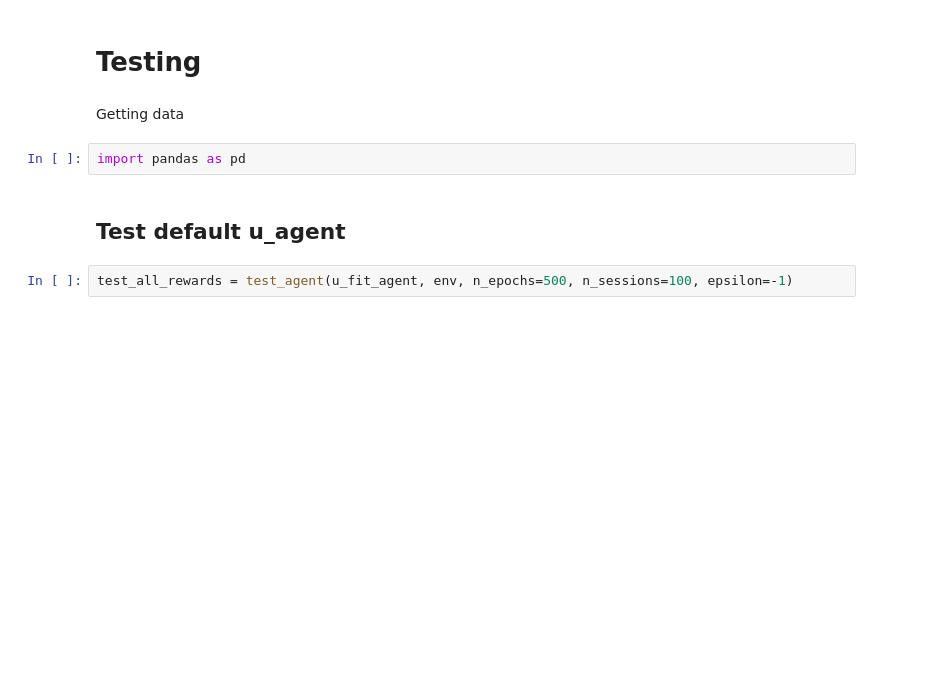
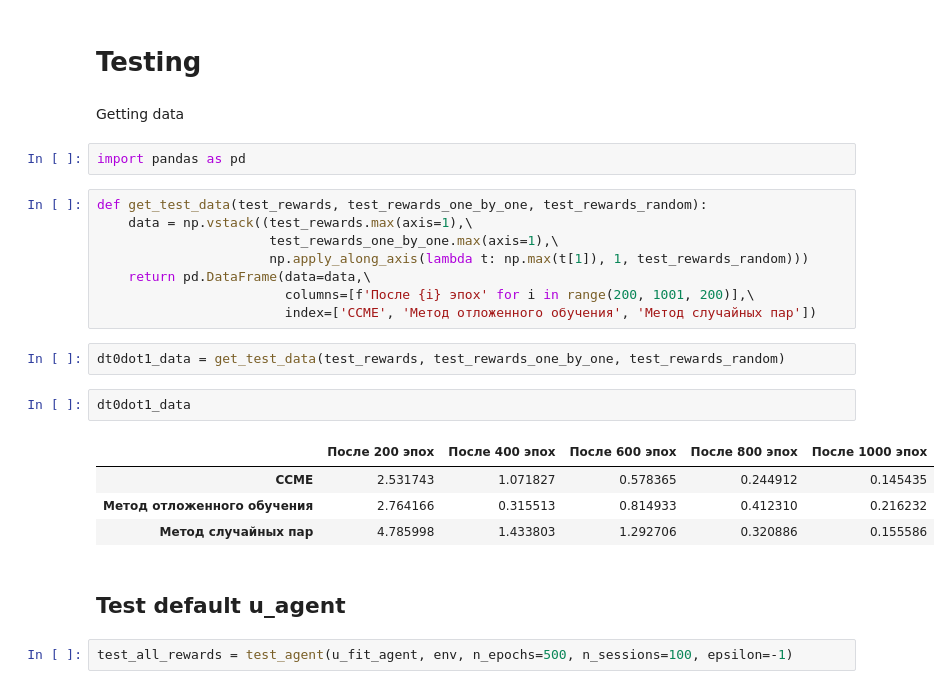
Before and after one commit to LiableFish/RL_Practise, a Jupyter notebook: UnequalGame/UnequalGameImplementation.ipynb, the cells around one changed output. Drawn from its saved outputs; the diff is of its cells as text; blank space fills up the shorter version.

```diff
--- a/UnequalGame/UnequalGameImplementation.ipynb
+++ b/UnequalGame/UnequalGameImplementation.ipynb
@@ -600,6 +600,23 @@ plt.show()
 Getting data
 # %%
 import pandas as pd
+# %%
+def get_test_data(test_rewards, test_rewards_one_by_one, test_rewards_random):
+    data = np.vstack((test_rewards.max(axis=1),\
+                      test_rewards_one_by_one.max(axis=1),\
+                      np.apply_along_axis(lambda t: np.max(t[1]), 1, test_rewards_random)))
+    return pd.DataFrame(data=data,\
+                        columns=[f'После {i} эпох' for i in range(200, 1001, 200)],\
+                        index=['CCME', 'Метод отложенного обучения', 'Метод случайных пар'])
+# %%
+dt0dot1_data = get_test_data(test_rewards, test_rewards_one_by_one, test_rewards_random)
+# %%
+dt0dot1_data
+# %% [output]
+|  | После 200 эпох | После 400 эпох | После 600 эпох | После 800 эпох | После 1000 эпох |
+| CCME | 2.531743 | 1.071827 | 0.578365 | 0.244912 | 0.145435 |
+| Метод отложенного обучения | 2.764166 | 0.315513 | 0.814933 | 0.412310 | 0.216232 |
+| Метод случайных пар | 4.785998 | 1.433803 | 1.292706 | 0.320886 | 0.155586 |
 # %% [markdown]
 ## Test default u_agent
 # %%
```
